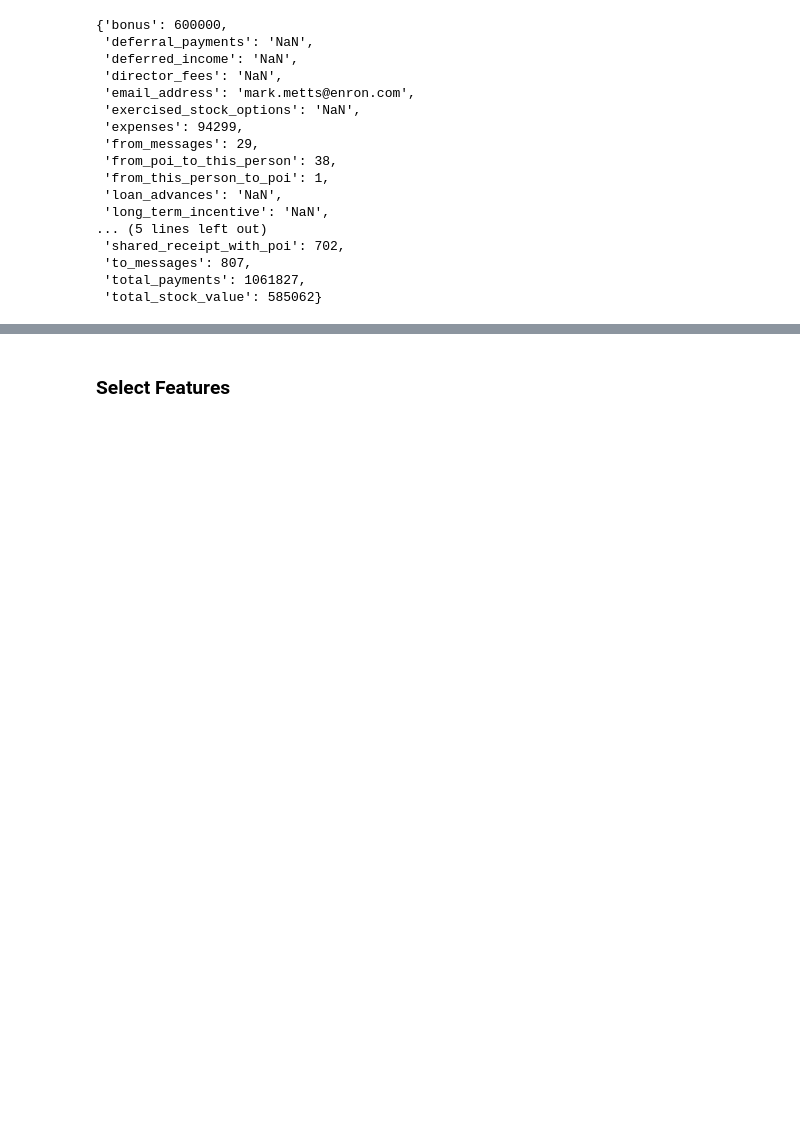
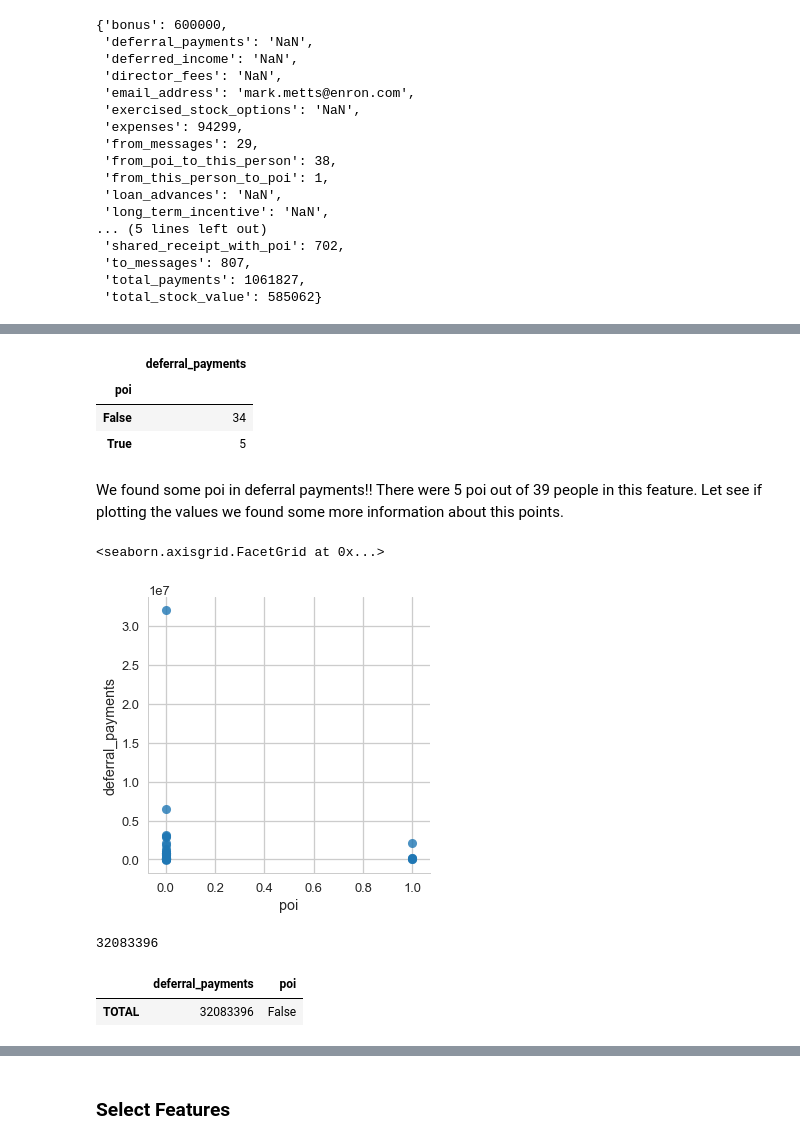
Before and after one commit to andre-yai/Udacity_MachineLearing, a Jupyter notebook: final_project/Identify Fraud from Eron Email.ipynb, the cells around one changed output, grey strips where cells are left out. Cells and saved outputs as stored; diff of their text form; code cells hidden in the pictures; blank space fills up the shorter version.

```diff
--- a/final_project/Identify Fraud from Eron Email.ipynb
+++ b/final_project/Identify Fraud from Eron Email.ipynb
@@ -159,0 +237,4 @@ From the Missing Values analyse above we get that we can use the following field
+# %%
+deferral_payments_df = eron_data[eron_data.deferral_payments != 'NaN'][['deferral_payments','poi']]
+print("There are ",len(deferral_payments_df)," points in our dataset.")
+deferral_payments_df
@@ -159,0 +260,23 @@ From the Missing Values analyse above we get that we can use the following field
+# %%
+deferral_payments_df.groupby('poi').count()
+# %% [output]
+|  | deferral_payments |
+| poi |  |
+| False | 34 |
+| True | 5 |
+# %% [markdown]
+We found some poi in deferral payments!! There were 5 poi out of 39 people in this feature. Let see  if plotting the values we found some more information about this points.
+# %%
+sns.lmplot('poi','deferral_payments',data=deferral_payments_df,fit_reg=False)
+# %% [output]
+<seaborn.axisgrid.FacetGrid at 0x...>
+[figure, added]
+# %%
+deferral_payments_df["deferral_payments"].max()
+# %% [output]
+32083396
+# %%
+deferral_payments_df[deferral_payments_df["deferral_payments"] == 32083396]
+# %% [output]
+|  | deferral_payments | poi |
+| TOTAL | 32083396 | False |
```
Also changed, not shown: parts of 54 cells of this notebook, 3 other files.
